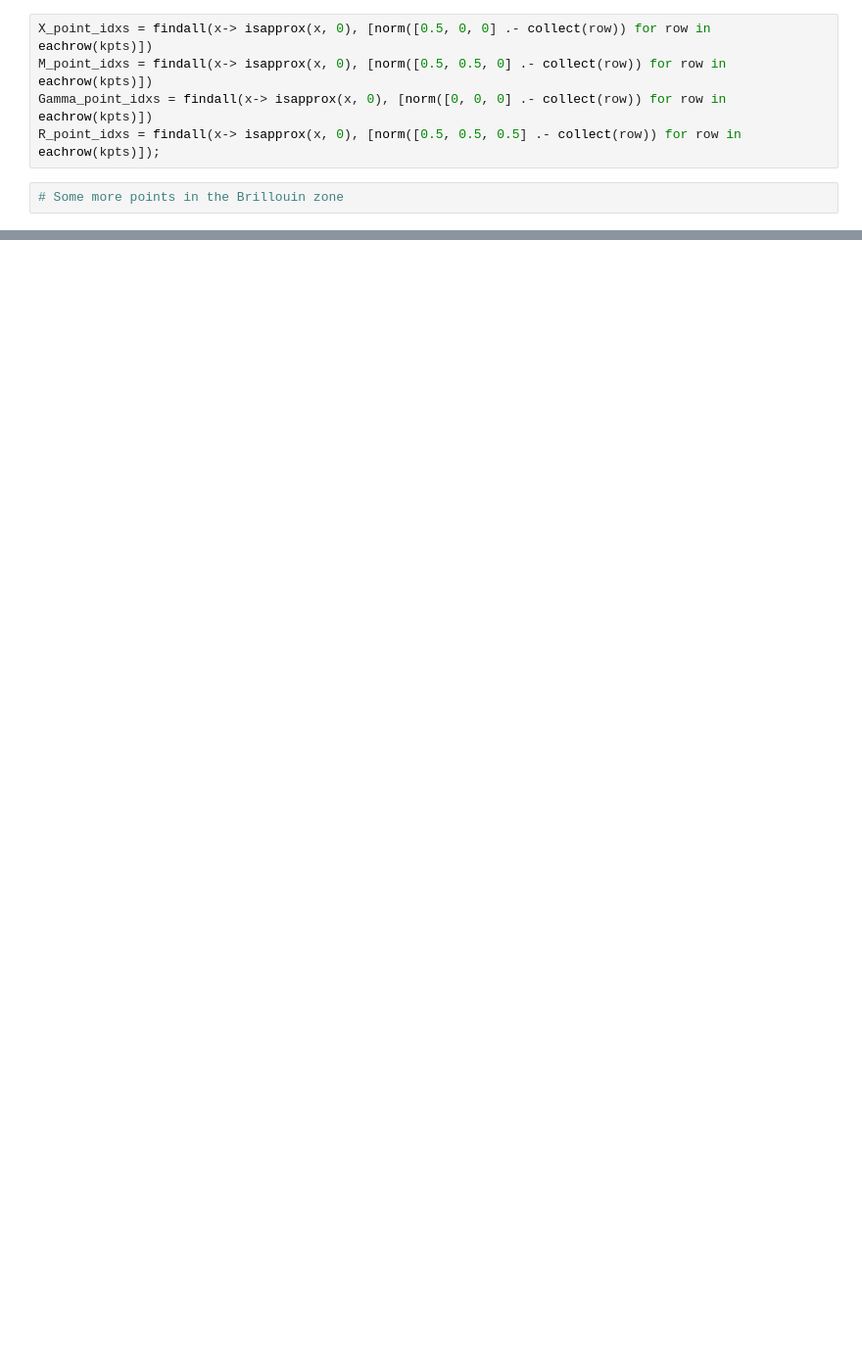
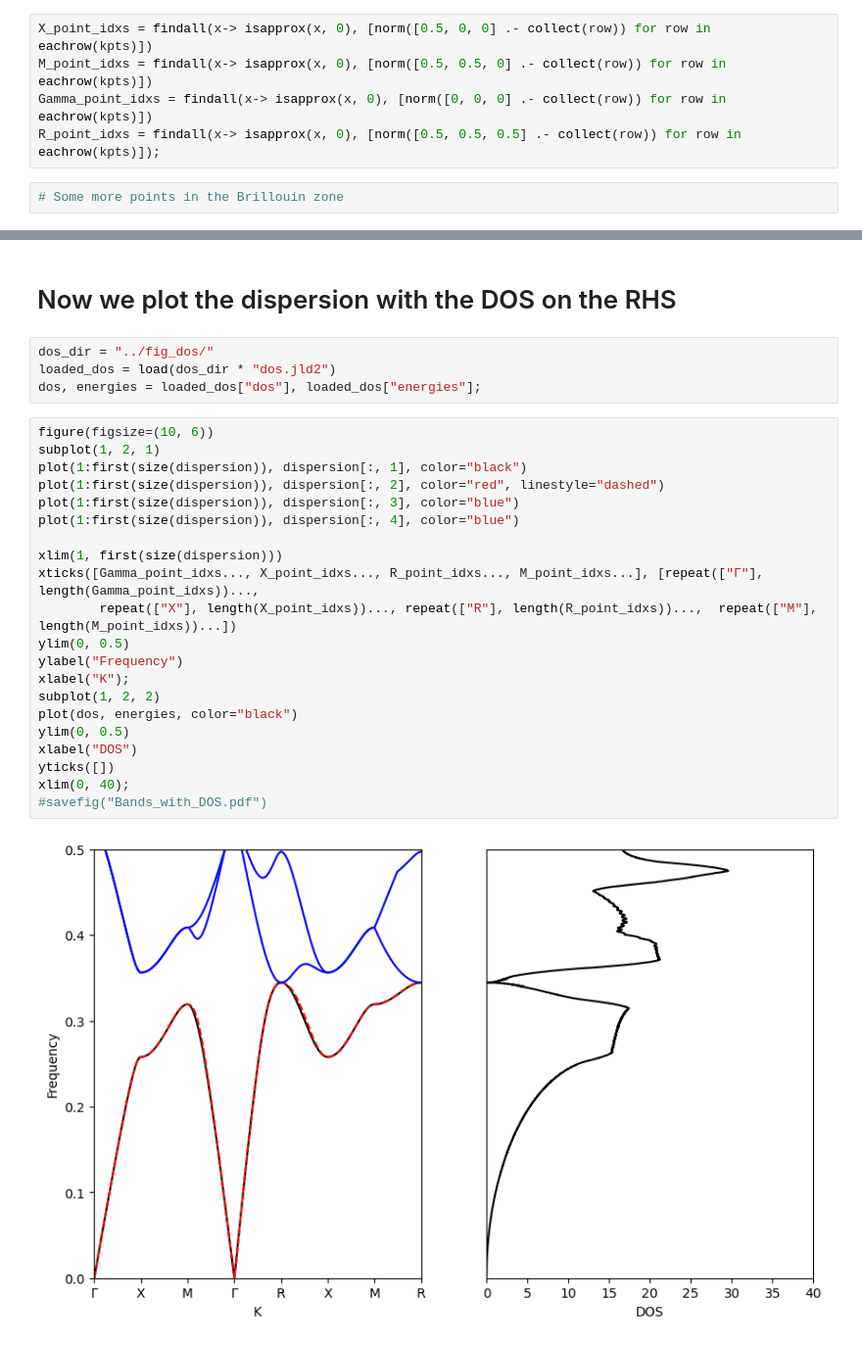
Before and after one commit to AliGhorashiCMT/localized_defects_in_3d, a Jupyter notebook: fig_dispersion/Analyze.ipynb, the cells around one changed output, grey strips where cells are left out. Shown at 98% size. Drawn from its saved outputs; the diff is of its cells as text; blank space fills up the shorter version.

Commit message:
Fig 1 dispersion code

```diff
--- a/fig_dispersion/Analyze.ipynb
+++ b/fig_dispersion/Analyze.ipynb
@@ -40,0 +39,29 @@ xlabel("K");
+# %% [markdown]
+# Now we plot the dispersion with the DOS on the RHS
+# %%
+dos_dir = "../fig_dos/"
+loaded_dos = load(dos_dir * "dos.jld2")
+dos, energies = loaded_dos["dos"], loaded_dos["energies"];
+# %%
+figure(figsize=(10, 6))
+subplot(1, 2, 1)
+plot(1:first(size(dispersion)), dispersion[:, 1], color="black")
+plot(1:first(size(dispersion)), dispersion[:, 2], color="red", linestyle="dashed")
+plot(1:first(size(dispersion)), dispersion[:, 3], color="blue")
+plot(1:first(size(dispersion)), dispersion[:, 4], color="blue")
+
+xlim(1, first(size(dispersion)))
+xticks([Gamma_point_idxs..., X_point_idxs..., R_point_idxs..., M_point_idxs...], [repeat(["Γ"], length(Gamma_point_idxs))...,
+        repeat(["X"], length(X_point_idxs))..., repeat(["R"], length(R_point_idxs))...,  repeat(["M"], length(M_point_idxs))...])
+ylim(0, 0.5)
+ylabel("Frequency")
+xlabel("K");
+subplot(1, 2, 2)
+plot(dos, energies, color="black")
+ylim(0, 0.5)
+xlabel("DOS")
+yticks([])
+xlim(0, 40);
+#savefig("Bands_with_DOS.pdf")
+# %% [output]
+[figure, added]
```
Also changed, not shown: parts of 7 cells of this notebook.
